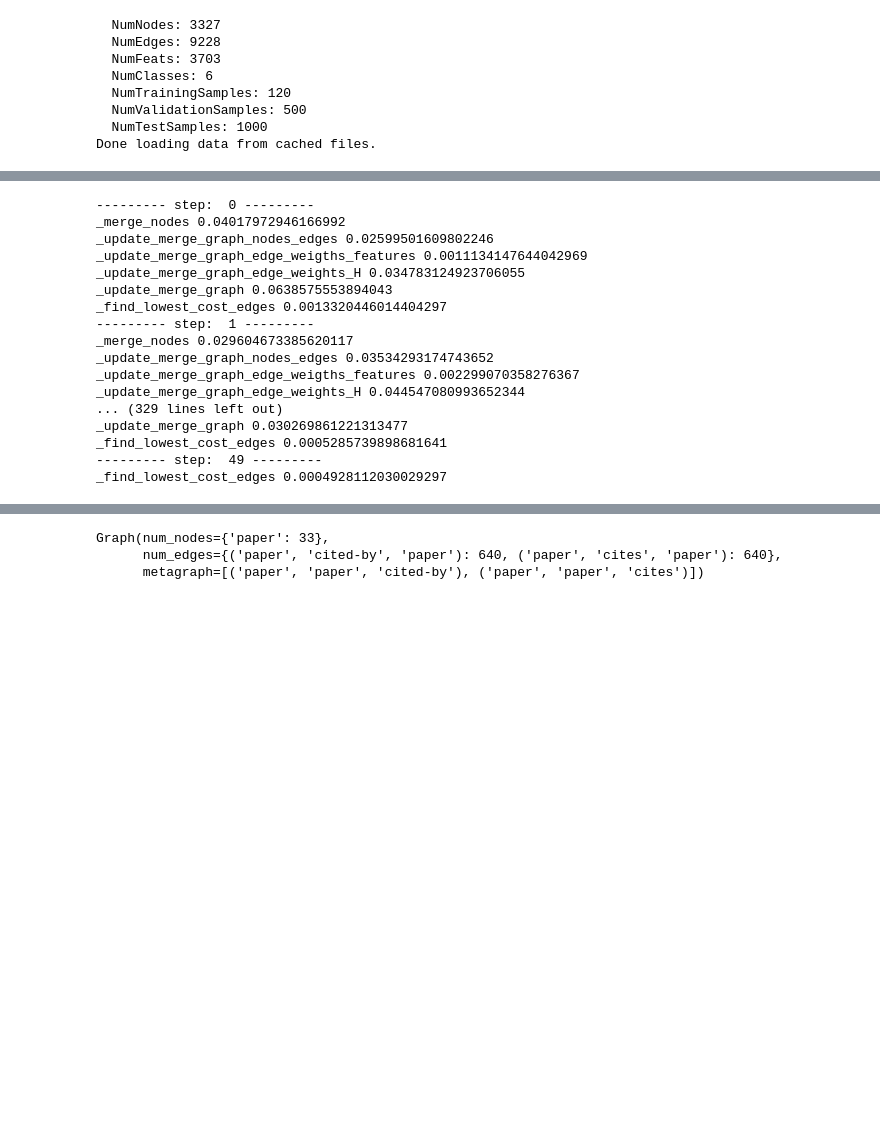
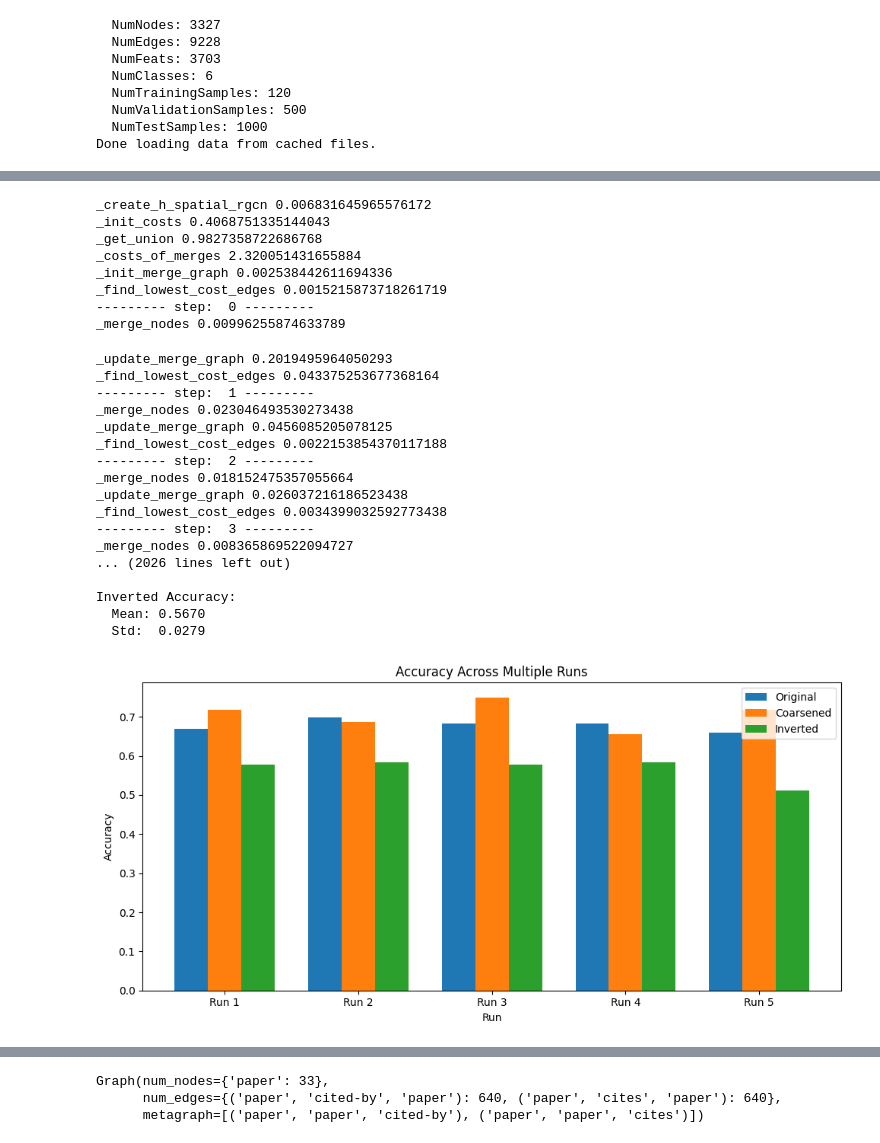
Before and after one commit to Robino-CK/convolution-matching, a Jupyter notebook: test_citeer_save.ipynb, the cells around one changed output, grey strips where cells are left out. Saved outputs shown, nothing was run; the diff lists cells and outputs as text; code cells hidden in the pictures; blank space fills up the shorter version.

```diff
--- a/test_citeer_save.ipynb
+++ b/test_citeer_save.ipynb
@@ -393,25 +272,60 @@ coarsener.r = 0.01
 # %%
+R = {
+    "paper": 1,
+    "cited-by":1,
+    "cites":1,
+
+
+}
+coarsener = HeteroCoarsener(None,original_graph, 0.1, num_nearest_per_etype=30, num_nearest_neighbors=30,pairs_per_level=10, is_neighboring_h= False, R=R) #
+coarsener.init_step()
 isNewMerges = True
-for i in range(100):
+for i in range(1000):
     if not isNewMerges:
         break
     print("--------- step: " , i , "---------" )
     isNewMerges = coarsener.iteration_step()
+
+coarsend_graph = coarsener.get_coarsend_graph()
+coarsend_graph = coarsend_graph.cpu()
+mapping = coarsener.get_mapping("paper")
+labels = coarsener._get_labels(mapping, "paper")
+coarsend_graph.nodes["paper"].data["label"] = torch.tensor([labels[i] for i in range(len(labels))])
+print("ratio", coarsend_graph.num_nodes()/ original_graph.num_nodes() )
+
+run_multiple_experiments(
+    original_graph=original_graph,
+    coarsend_graph=coarsend_graph,
+    mapping=mapping,
+    get_splits_and_labels=get_splits_and_labels,
+    model_class=HeteroGCNCiteer,  # or ImprovedHeteroGNN if needed
+    num_runs=5,
+    epochs=150
+)
 # %% [output]
+_create_h_spatial_rgcn 0.006831645965576172
+_init_costs 0.4068751335144043
+_get_union 0.9827358722686768
+_costs_of_merges 2.320051431655884
+_init_merge_graph 0.002538442611694336
+_find_lowest_cost_edges 0.0015215873718261719
 --------- step:  0 ---------
-_merge_nodes 0.04017972946166992
-_update_merge_graph_nodes_edges 0.02599501609802246
-_update_merge_graph_edge_weigths_features 0.0011134147644042969
-_update_merge_graph_edge_weights_H 0.034783124923706055
-_update_merge_graph 0.0638575553894043
-_find_lowest_cost_edges 0.0013320446014404297
---------- step:  1 ---------
-_merge_nodes 0.029604673385620117
-_update_merge_graph_nodes_edges 0.03534293174743652
-_update_merge_graph_edge_weigths_features 0.002299070358276367
-_update_merge_graph_edge_weights_H 0.044547080993652344
-... (329 lines left out)
-_update_merge_graph 0.030269861221313477
-_find_lowest_cost_edges 0.0005285739898681641
---------- step:  49 ---------
-_find_lowest_cost_edges 0.0004928112030029297
+_merge_nodes 0.00996255874633789
+_update_merge_graph 0.2019495964050293
+_find_lowest_cost_edges 0.043375253677368164
+--------- step:  1 ---------
+_merge_nodes 0.023046493530273438
+_update_merge_graph 0.0456085205078125
+_find_lowest_cost_edges 0.0022153854370117188
+--------- step:  2 ---------
+_merge_nodes 0.018152475357055664
+_update_merge_graph 0.026037216186523438
+_find_lowest_cost_edges 0.0034399032592773438
+--------- step:  3 ---------
+_merge_nodes 0.008365869522094727
+... (2026 lines left out)
+
+Inverted Accuracy:
+  Mean: 0.5670
+  Std:  0.0279
+[figure, added]
```
Also changed, not shown: parts of 13 cells of this notebook, 2 other files.
